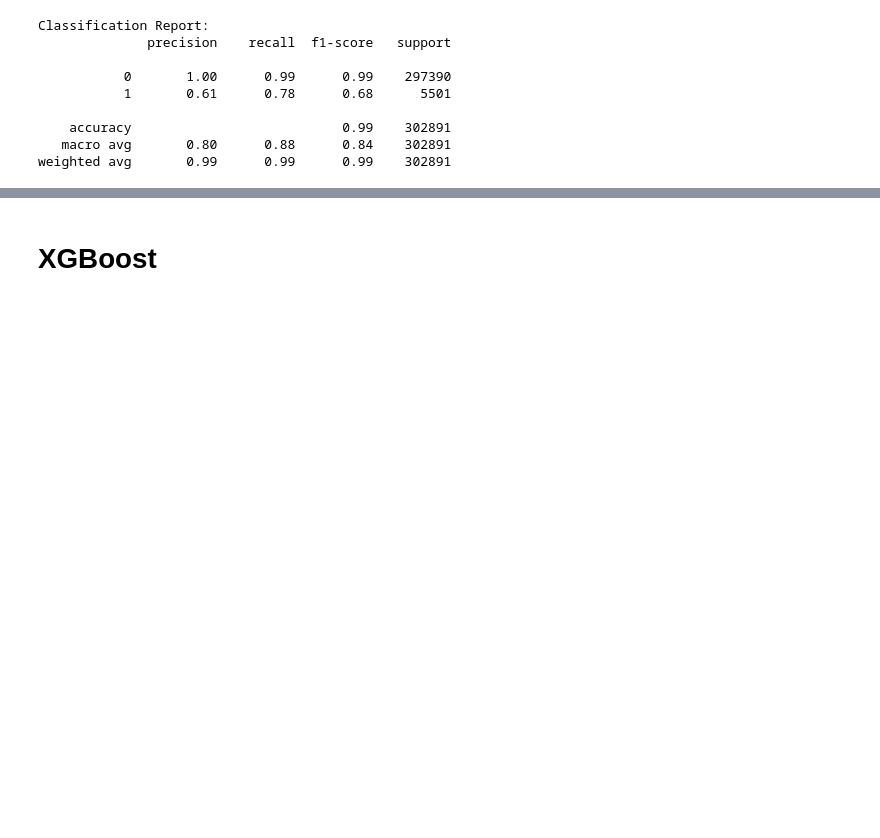
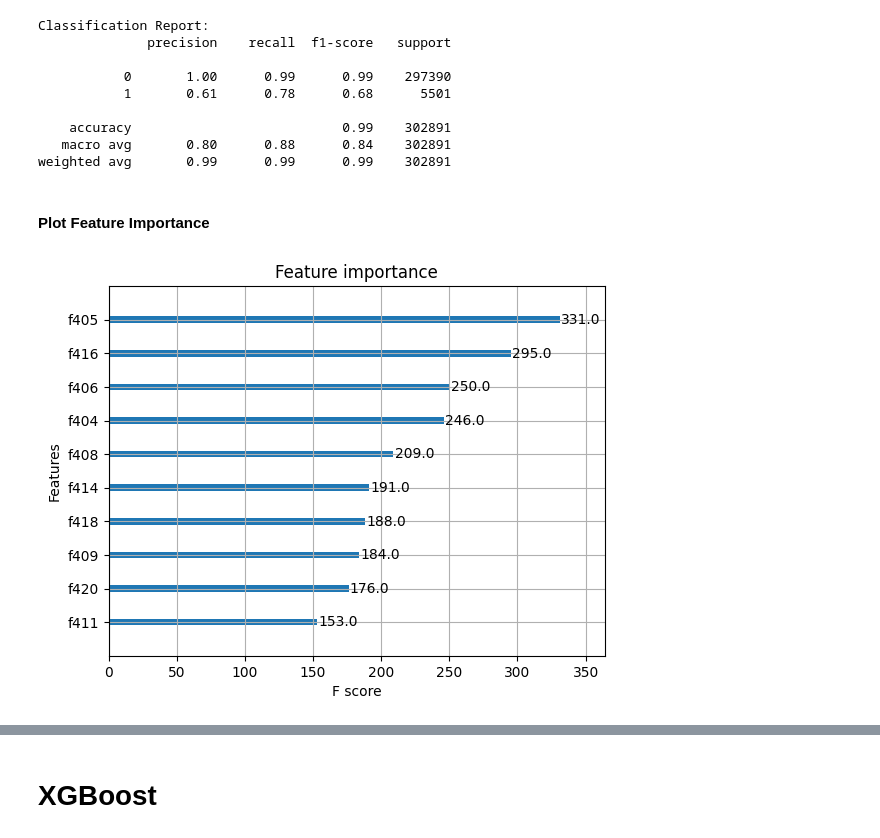
Before and after one commit to diego-mogollon/lateguru, a Jupyter notebook: notebooks/data_preprocessing_D.ipynb, the cells around one changed output, grey strips where cells are left out. Drawn from its saved outputs; the diff is of its cells as text; code cells hidden in the pictures; blank space fills up the shorter version.

Commit message:
perform feature importance analysis

```diff
--- a/notebooks/data_preprocessing_D.ipynb
+++ b/notebooks/data_preprocessing_D.ipynb
@@ -590,3 +591,11 @@ Classification Report:
     accuracy                           0.99    302891
    macro avg       0.80      0.88      0.84    302891
 weighted avg       0.99      0.99      0.99    302891
+# %% [markdown]
+#### Plot Feature Importance
+# %%
+# Plot the feature importance
+plot_importance(xgb_model, max_num_features=10)
+plt.show()
+# %% [output]
+[figure, added]
```
Also changed, not shown: parts of 5 cells of this notebook.
